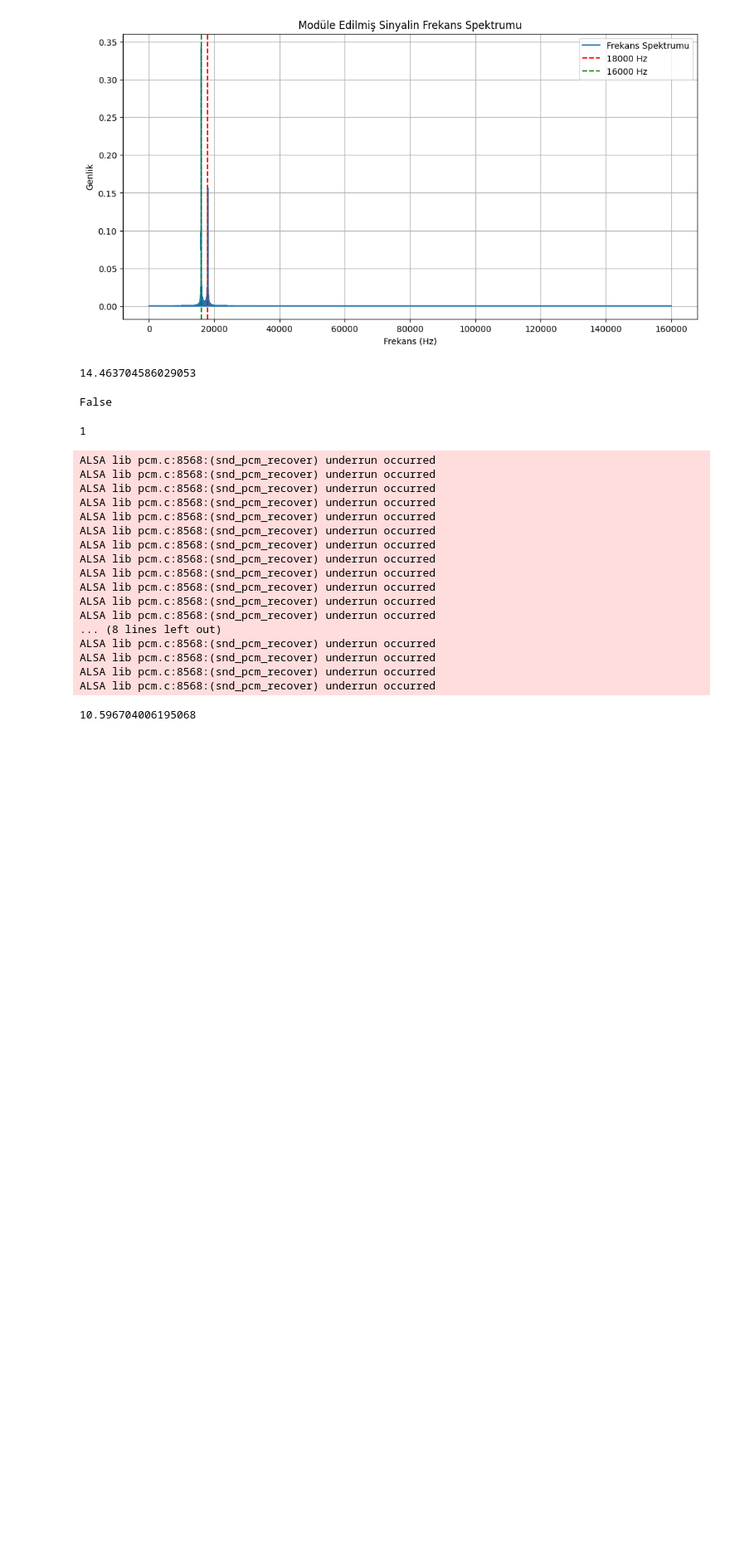
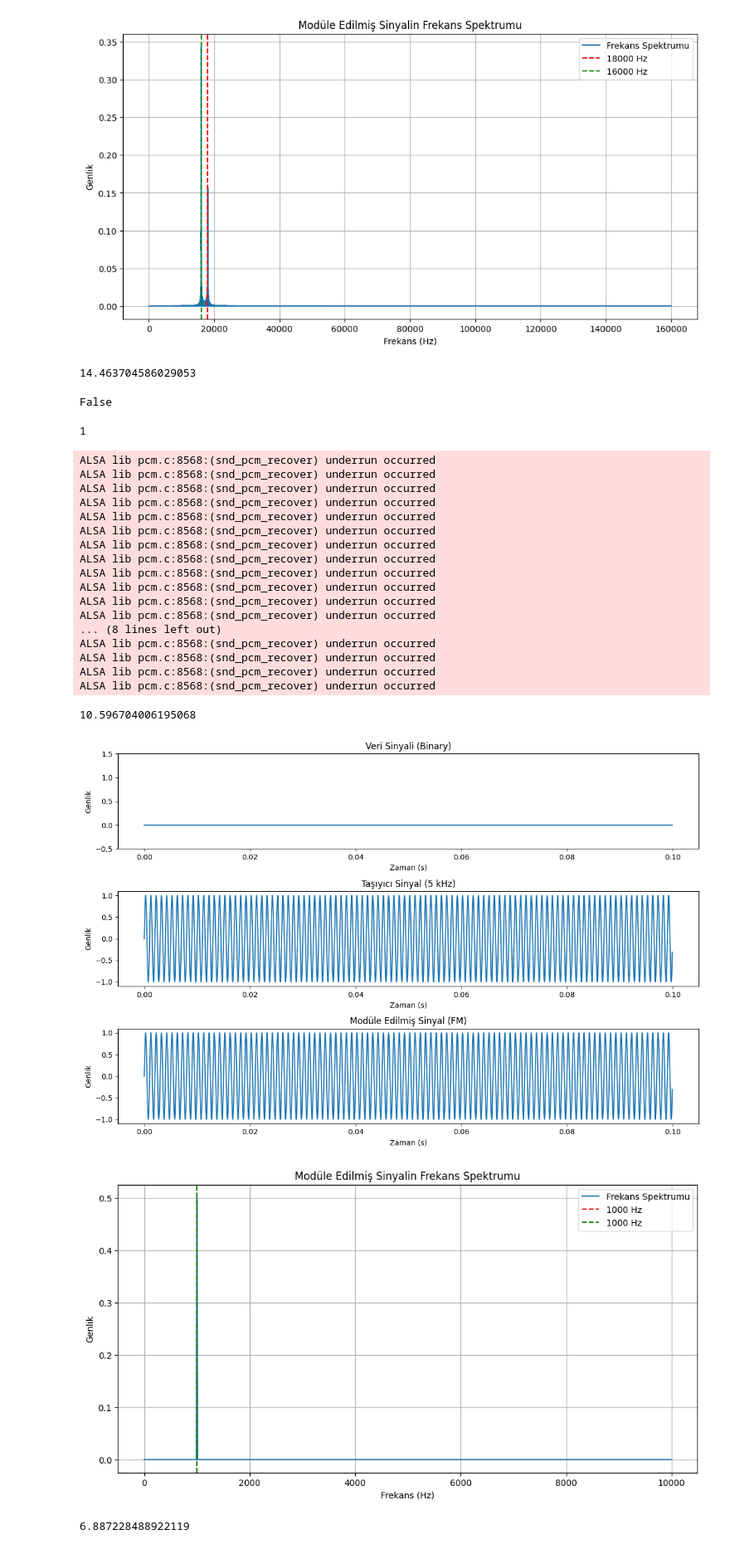
Before and after one commit to OmerFaruk-Celik/AMKS_AUV_ATILAY, a Jupyter notebook: FM.ipynb, the cells around one changed output. Shown at 83% size. Saved outputs shown, nothing was run; the diff lists cells and outputs as text; code cells hidden in the pictures; blank space fills up the shorter version.

```diff
--- a/FM.ipynb
+++ b/FM.ipynb
@@ -760,31 +760,35 @@ def process_and_play(decimal_number, carrier_freq, sampling_rate, duration, mod_
     play_modulated_signal(modulated_signal, sampling_rate)
 
 
     return t, data_signal, carrier, modulated_signal
 
 def cizim(t, data_signal, carrier, modulated_signal, sampling_rate, mod_index):
     # Zaman domaininde sinyalleri çizme
     plot_time_domain_signals(t, data_signal, carrier, modulated_signal)
 
     # Frekans domaininde modüle edilmiş sinyali analiz etme ve çizme
     Fm = (carrier_freq + mod_index * data_signal)
     highlight_freq = max(Fm)  # Vurgulanacak frekans
     lowlight_freq = min(Fm)
     plot_frequency_domain(modulated_signal, sampling_rate, highlight_freq, lowlight_freq)
 
 # Sabitler
 carrier_freq = 1000 # Taşıyıcı frekans 5 kHz (örnek)
 sampling_rate = 20000  # Örnekleme frekansı 100 kHz
 duration = 0.1  # Sinyal süresi 100 ms
 mod_index = 1000  # odülasyon indeksi (değeri deneyerek ayarlayabilirsiniz)
 baslangic=time.time()
 # 1'den 100'e kadar olan sayıları binary'ye çevirme ve işlemler
 for decimal_number in range(3, 4):
-    for j in range(300):
+    for j in range(100):
         t, data_signal, carrier, modulated_signal = process_and_play(decimal_number, carrier_freq, sampling_rate, duration, mod_index)
 
 # Son sinyal için çizimleri yapma
 cizim(t, data_signal, carrier, modulated_signal, sampling_rate, mod_index)
 son=time.time()
 gecen_sure=son-baslangic
 print(gecen_sure)
+# %% [output]
+[figure, added]
+[figure, added]
+6.887228488922119
```
